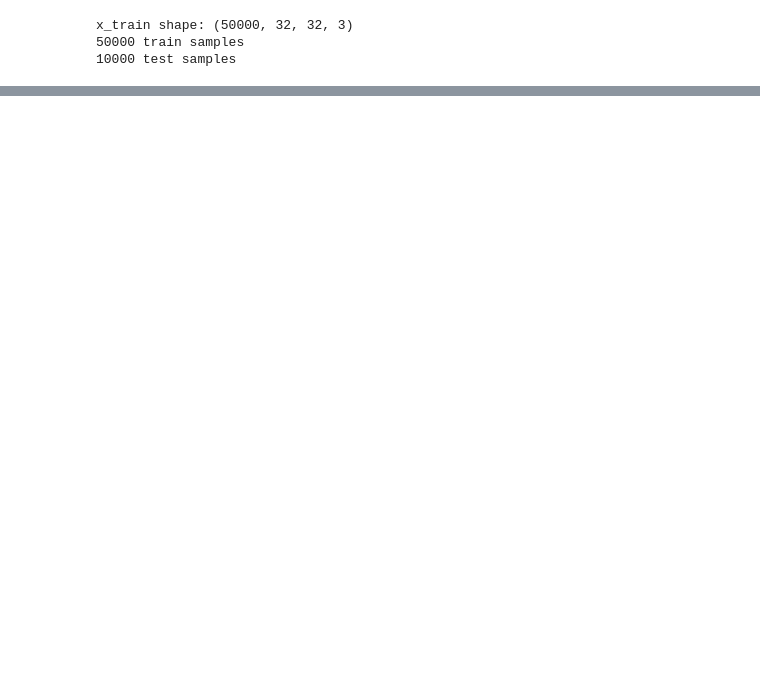
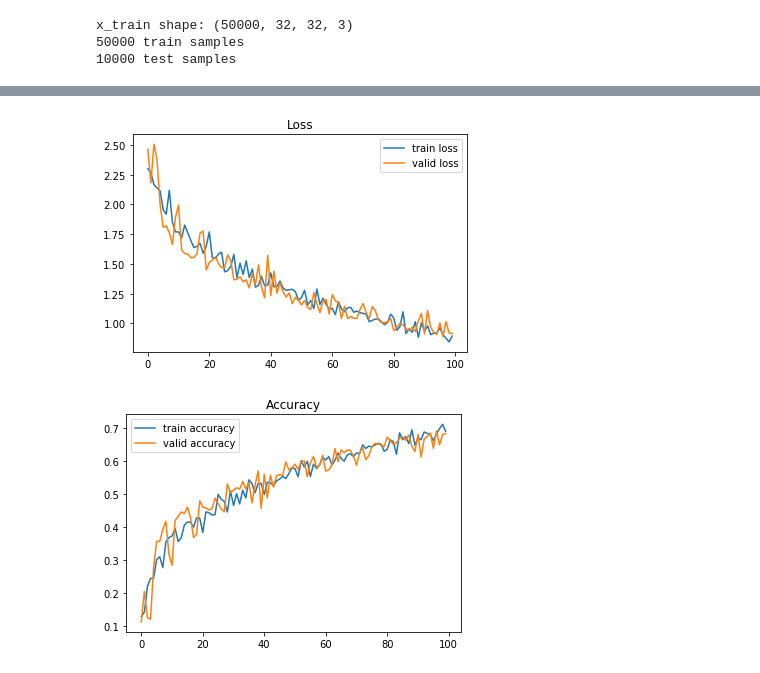
Before and after one commit to SamirLiu127/2nd-ML100Days, a Jupyter notebook: homework/Day_098_Python_generator.ipynb, the cells around one changed output, grey strips where cells are left out. Saved outputs shown, nothing was run; the diff lists cells and outputs as text; code cells hidden in the pictures; blank space fills up the shorter version.

```diff
--- a/homework/Day_098_Python_generator.ipynb
+++ b/homework/Day_098_Python_generator.ipynb
@@ -173,6 +171,13 @@ y_test = keras.utils.to_categorical(y_test, num_classes)
 x_train shape: (50000, 32, 32, 3)
 50000 train samples
 10000 test samples
+# %%
+def cifar_generator(image_array, label_array, batch_size=32):
+    while True:
+        for indexs in range(0, len(image_array), batch_size):
+            images = image_array[indexs: indexs+batch_size]
+            labels = label_array[indexs: indexs+batch_size]
+            yield images, labels
 # %%
 model = Sequential()
 model.add(Conv2D(32, (3, 3), padding='same',
@@ -202,14 +207,13 @@ model.compile(loss='categorical_crossentropy',
               optimizer=RMSprop(),
               metrics=['accuracy'])
 
-datagen = ImageDataGenerator()
-datagen.fit(x_train)
-
-history = model.fit_generator(datagen.flow(x_train, y_train, batch_size=batch_size),
-                                epochs=epochs,
-                                validation_data=(x_test, y_test),
-                                steps_per_epoch=10,
-                                workers=4)
+cifar_gen = cifar_generator(x_train, y_train, batch_size=batch_size)
+history = model.fit_generator(cifar_gen,
+                              epochs=epochs,
+                              validation_data=(x_test, y_test),
+                              steps_per_epoch=8,
+                              workers=4,
+                              use_multiprocessing=True)
 
 score = model.evaluate(x_test, y_test, verbose=0)
 print('Test loss:', score[0])
@@ -271,0 +256,26 @@ Test accuracy: 0.3583
+# %%
+# Collect results
+train_loss = history.history["loss"]
+valid_loss = history.history["val_loss"]
+train_acc = history.history["acc"]
+valid_acc = history.history["val_acc"]
+# %%
+import matplotlib.pyplot as plt
+%matplotlib inline
+"""Code Here
+將結果繪出
+"""
+plt.plot(range(len(train_loss)), train_loss, label="train loss")
+plt.plot(range(len(valid_loss)), valid_loss, label="valid loss")
+plt.legend()
+plt.title("Loss")
+plt.show()
+
+plt.plot(range(len(train_acc)), train_acc, label="train accuracy")
+plt.plot(range(len(valid_acc)), valid_acc, label="valid accuracy")
+plt.legend()
+plt.title("Accuracy")
+plt.show()
+# %% [output]
+[figure, added]
+[figure, added]
```
Also changed, not shown: parts of 3 cells of this notebook.
